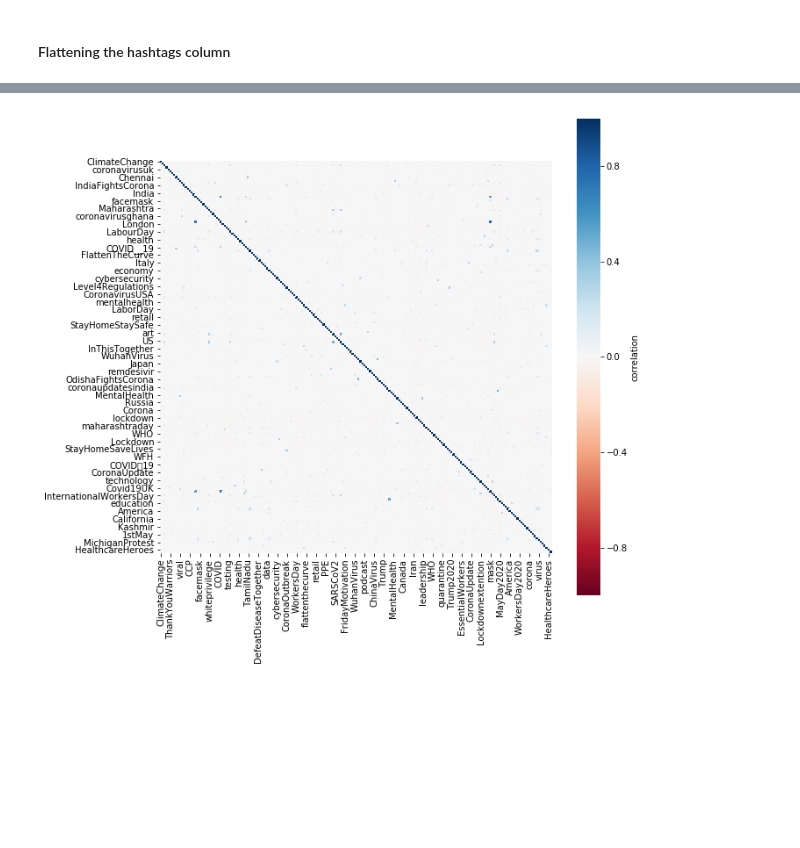
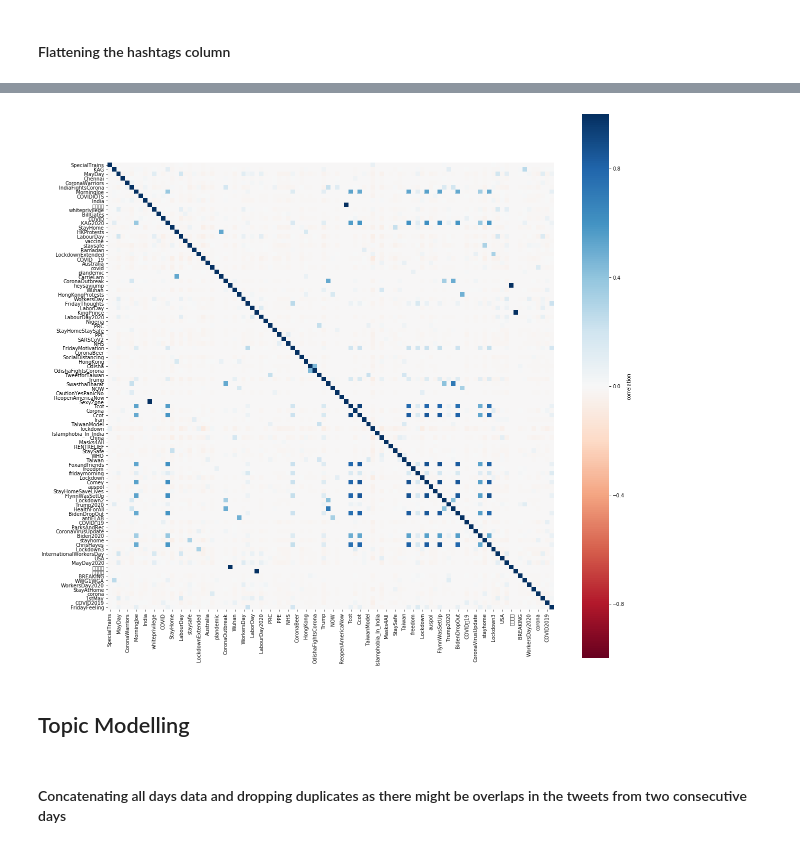
Before and after one commit to Rrishik/COVID-19-tweets, a Jupyter notebook: Analysing topics from tweets.ipynb, the cells around one changed output, grey strips where cells are left out. Cells and saved outputs as stored; diff of their text form; code cells hidden in the pictures; blank space fills up the shorter version.

Commit message:
added yesterday's tweets

```diff
--- a/Analysing topics from tweets.ipynb
+++ b/Analysing topics from tweets.ipynb
@@ -148,5 +174,17 @@ df_entities.tail()
+# %%
+def multiplyHashtags(row):
+    f = 0
+    if(np.isnan(row.retweet_count)):
+        f = 1
+    else:
+        f = int(row.retweet_count + 1)
+
+    return row.hashtags*f
+# %%
+hashtags_df['multiplied_hashtags'] = hashtags_df.apply(multiplyHashtags, axis = 1)
+hashtags_df.tail()
 # %% [markdown]
 #### Flattening the hashtags column
 # %%
-hashtags_list = df_entities.hashtags.apply(pd.Series).stack().reset_index(drop = True)
+hashtags_list = hashtags_df.multiplied_hashtags.apply(pd.Series).stack().reset_index(drop = True)
 hashtags_list[:10]
@@ -183,10 +210,11 @@ popular_hashtags = counts.reset_index()
 popular_hashtags.columns = ['hashtag', 'counts']
 # popular_hashtags.dtypes
 
-min_appearance = 500
+min_appearance = 1000
 # find popular hashtags - make into python set for efficiency
 popular_hashtags_set = set(popular_hashtags[popular_hashtags.counts.apply(lambda x: x > min_appearance)]['hashtag'])
 
-print(len(popular_hashtags_set))
+print("Length of the popular hashtags set: ", len(popular_hashtags_set))
+print()
 print(popular_hashtags_set)
 # %% [output]
@@ -201,23 +237,28 @@ popular_hashtags_list_df.head()
 # %%
-# make new dataframe
+
 hashtag_vector_df = popular_hashtags_list_df.loc[:, ['popular_hashtags']]
 
 for hashtag in popular_hashtags_set:
     # make columns to encode presence of hashtags
     hashtag_vector_df['{}'.format(hashtag)] = hashtag_vector_df.popular_hashtags.apply(lambda hashtag_list: int(hashtag in hashtag_list))
 
 hashtag_matrix = hashtag_vector_df.drop('popular_hashtags', axis=1)
 
 correlations = hashtag_matrix.corr()
 
 # plot the correlation matrix
-plt.figure(figsize=(10,10))
+plt.figure(figsize=(20,20))
 sns.heatmap(correlations,
     cmap='RdBu',
     vmin=-1,
     vmax=1,
     square = True,
     cbar_kws={'label':'correlation'})
+plt.savefig('hashtags_correlation.png')
 plt.show()
 # %% [output]
-[figure, old version]
+[figure, new version]
+# %% [markdown]
+## Topic Modelling
+# %% [markdown]
+#### Concatenating all days data and dropping duplicates as there might be overlaps in the tweets from two consecutive days
```
Also changed, not shown: parts of 23 cells of this notebook, 14 other files.
